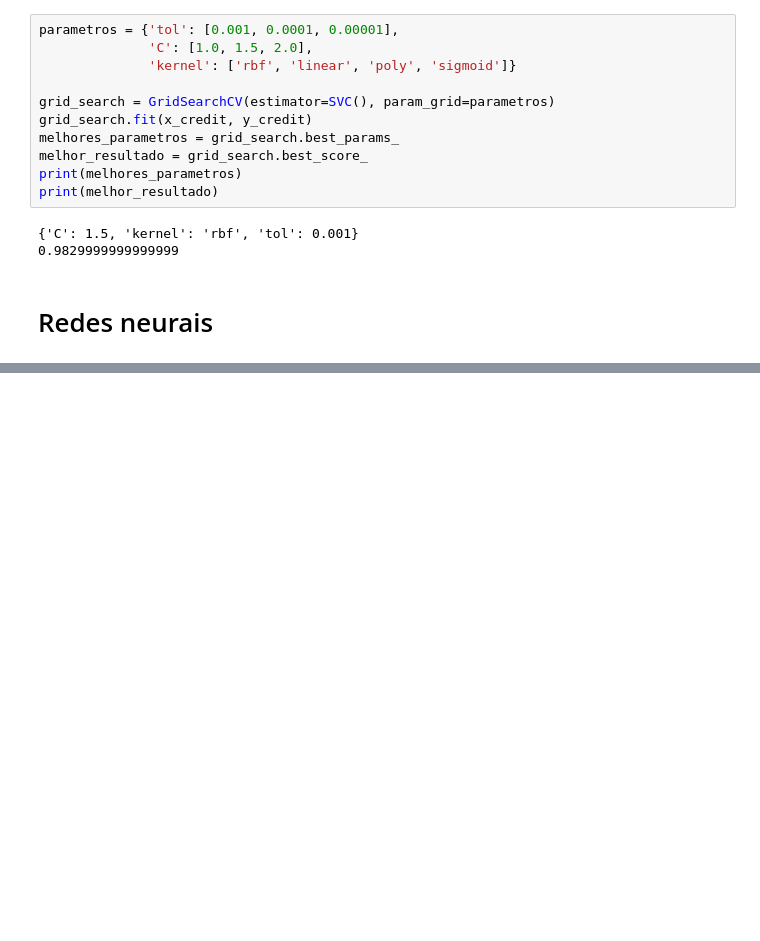
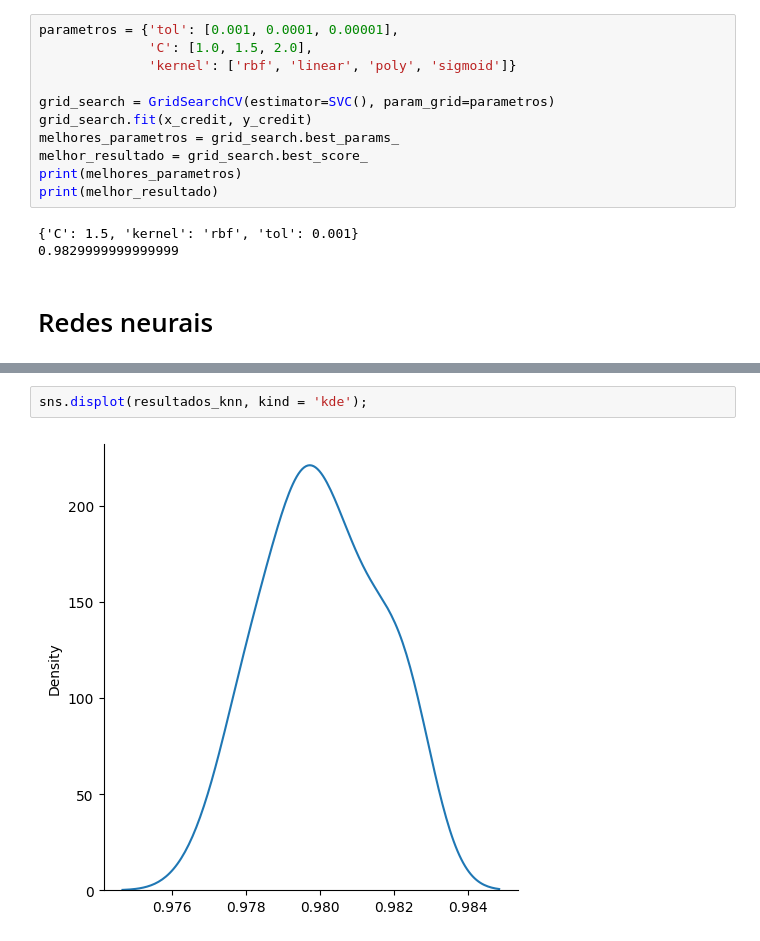
Before and after one commit to f-andrei/Machine-Learning, a Jupyter notebook: finetuning/gridsearch.ipynb, the cells around one changed output, grey strips where cells are left out. Cells and saved outputs as stored; diff of their text form; blank space fills up the shorter version.

```diff
--- a/finetuning/gridsearch.ipynb
+++ b/finetuning/gridsearch.ipynb
@@ -152,0 +306,4 @@ Traceback (most recent call last):
+# %%
+sns.displot(resultados_knn, kind = 'kde');
+# %% [output]
+[figure, added]
```
Also changed, not shown: parts of 40 cells of this notebook, 3 other files.
